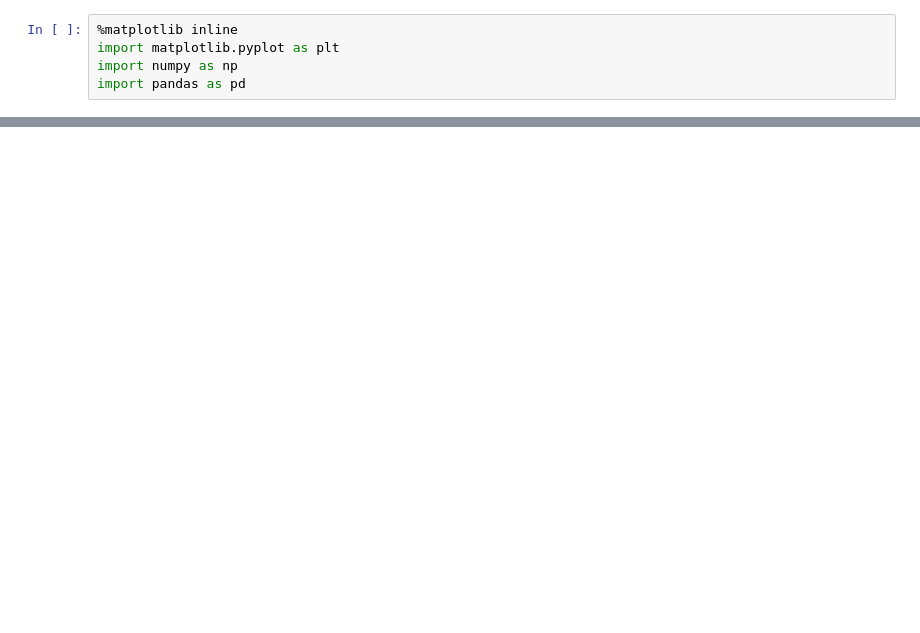
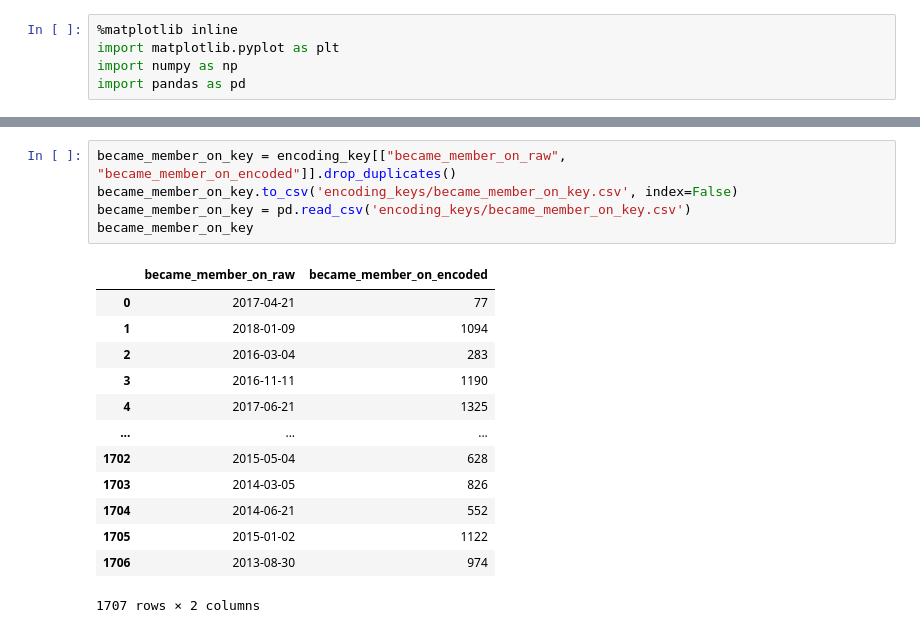
Before and after one commit to kehull/Project-3, a Jupyter notebook: Resources/models_kelly/encode_transactions.ipynb, the cells around one changed output, grey strips where cells are left out. Cells and saved outputs as stored; diff of their text form; blank space fills up the shorter version.

```diff
--- a/Resources/models_kelly/encode_transactions.ipynb
+++ b/Resources/models_kelly/encode_transactions.ipynb
@@ -110,0 +138,19 @@ df.to_csv('encoded_transactions.csv', index=False)
+# %%
+became_member_on_key = encoding_key[["became_member_on_raw", "became_member_on_encoded"]].drop_duplicates()
+became_member_on_key.to_csv('encoding_keys/became_member_on_key.csv', index=False)
+became_member_on_key = pd.read_csv('encoding_keys/became_member_on_key.csv')
+became_member_on_key
+# %% [output]
+|  | became_member_on_raw | became_member_on_encoded |
+| 0 | 2017-04-21 | 77 |
+| 1 | 2018-01-09 | 1094 |
+| 2 | 2016-03-04 | 283 |
+| 3 | 2016-11-11 | 1190 |
+| 4 | 2017-06-21 | 1325 |
+| ... | ... | ... |
+| 1702 | 2015-05-04 | 628 |
+| 1703 | 2014-03-05 | 826 |
+| 1704 | 2014-06-21 | 552 |
+| 1705 | 2015-01-02 | 1122 |
+| 1706 | 2013-08-30 | 974 |
+1707 rows × 2 columns
```
Also changed, not shown: parts of 11 cells of this notebook, 8 other files.
